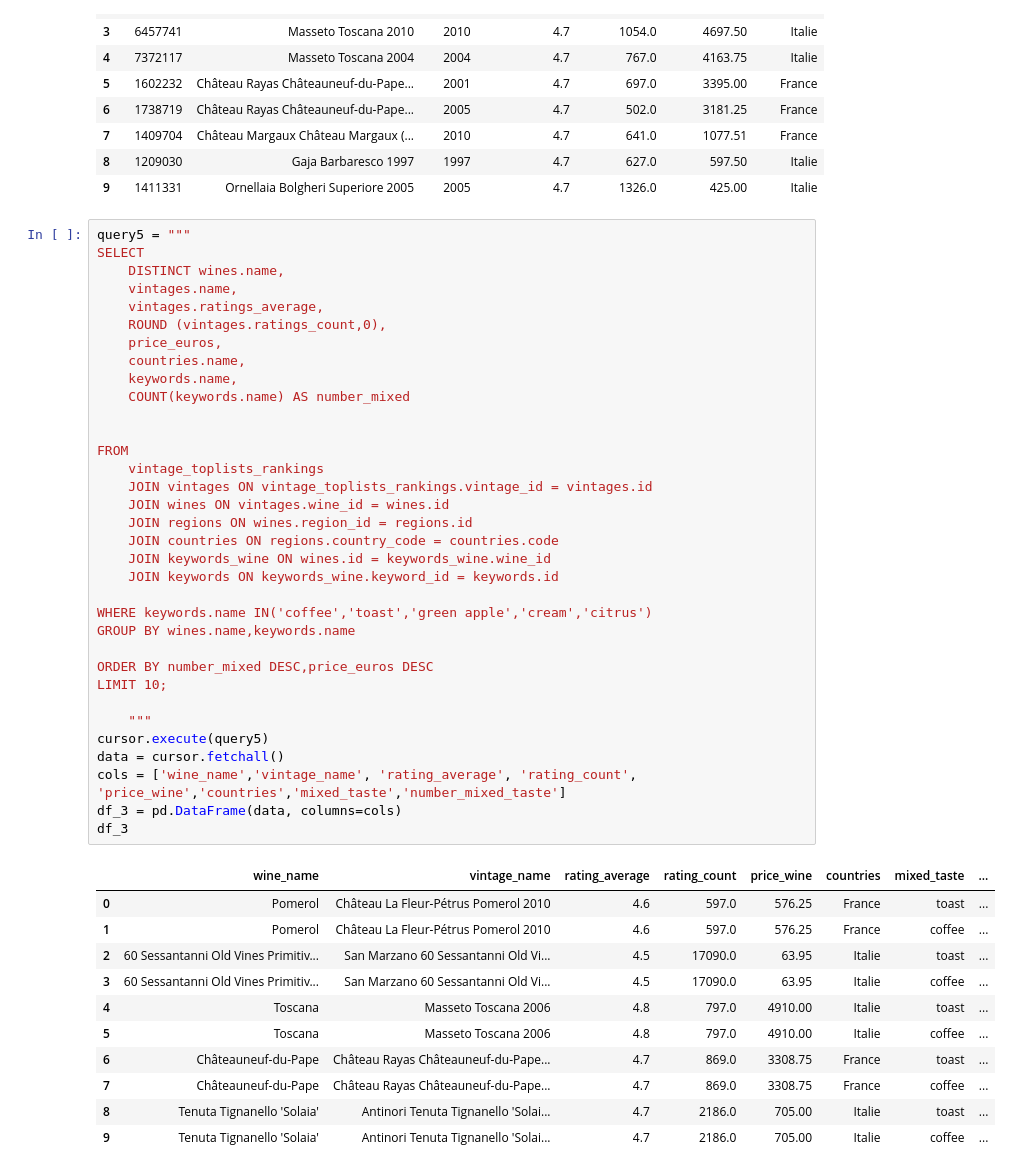
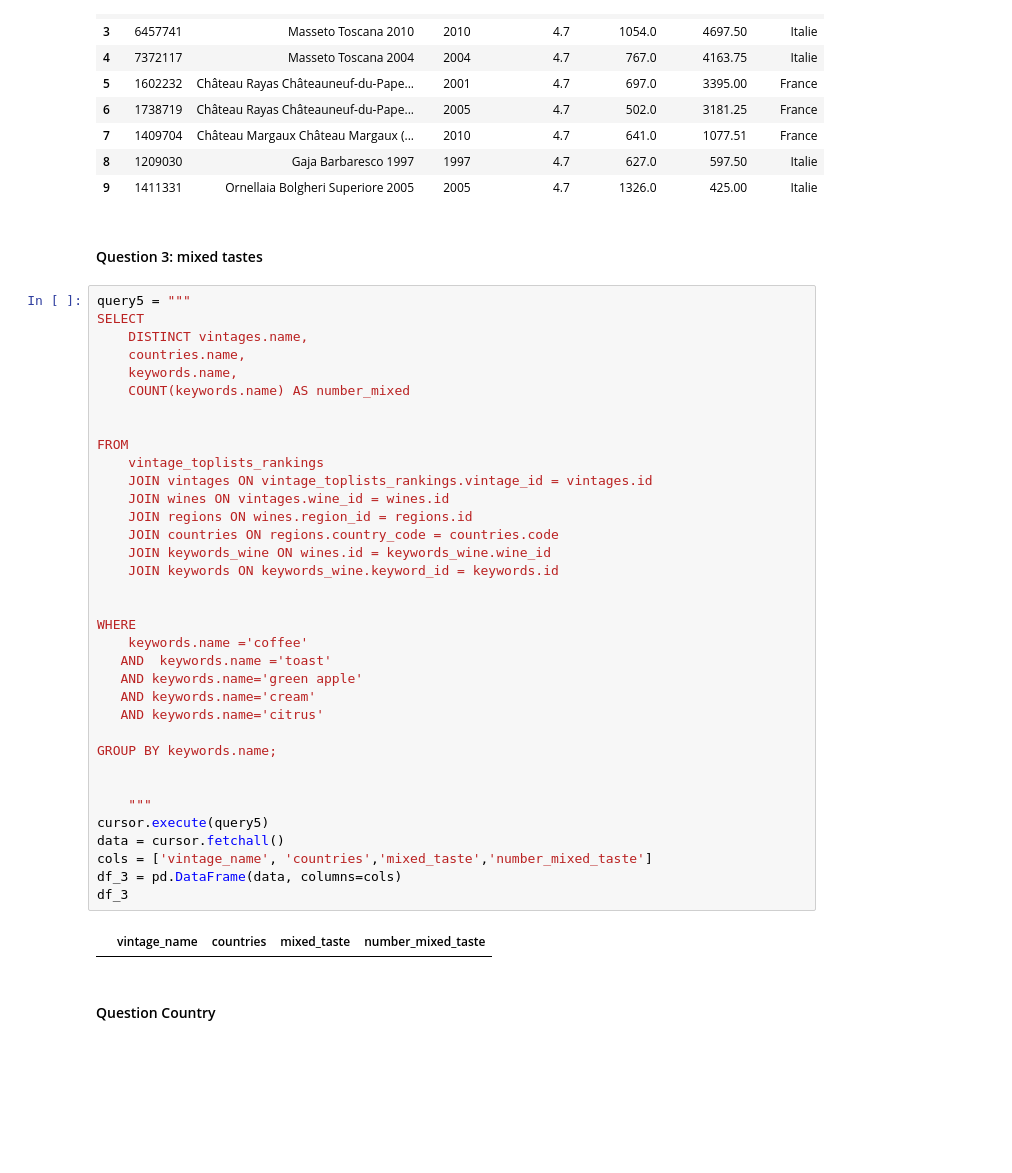
Before and after one commit to JonathanRabbi/Vivinio.Project, a Jupyter notebook: vivinio_jonathan.ipynb, the cells around one changed output. Drawn from its saved outputs; the diff is of its cells as text; blank space fills up the shorter version.

```diff
--- a/vivinio_jonathan.ipynb
+++ b/vivinio_jonathan.ipynb
@@ -144,50 +200,45 @@ df_2
 | 7 | 1409704 | Château Margaux Château Margaux (... | 2010 | 4.7 | 641.0 | 1077.51 | France |
 | 8 | 1209030 | Gaja Barbaresco 1997 | 1997 | 4.7 | 627.0 | 597.50 | Italie |
 | 9 | 1411331 | Ornellaia Bolgheri Superiore 2005 | 2005 | 4.7 | 1326.0 | 425.00 | Italie |
+# %% [markdown]
+#### Question 3: mixed tastes
 # %%
 query5 = """
 SELECT
-    DISTINCT wines.name,
-    vintages.name,
-    vintages.ratings_average,
-    ROUND (vintages.ratings_count,0),
-    price_euros,
+    DISTINCT vintages.name,
     countries.name,
     keywords.name,
     COUNT(keywords.name) AS number_mixed
 
 
 FROM
     vintage_toplists_rankings
     JOIN vintages ON vintage_toplists_rankings.vintage_id = vintages.id
     JOIN wines ON vintages.wine_id = wines.id
     JOIN regions ON wines.region_id = regions.id
     JOIN countries ON regions.country_code = countries.code
     JOIN keywords_wine ON wines.id = keywords_wine.wine_id
     JOIN keywords ON keywords_wine.keyword_id = keywords.id
 
-WHERE keywords.name IN('coffee','toast','green apple','cream','citrus')
-GROUP BY wines.name,keywords.name
 
-ORDER BY number_mixed DESC,price_euros DESC
-LIMIT 10;
+WHERE
+    keywords.name ='coffee'
+   AND  keywords.name ='toast'
+   AND keywords.name='green apple'
+   AND keywords.name='cream'
+   AND keywords.name='citrus'
+
+GROUP BY keywords.name;
+
 
     """
 cursor.execute(query5)
 data = cursor.fetchall()
-cols = ['wine_name','vintage_name', 'rating_average', 'rating_count', 'price_wine','countries','mixed_taste','number_mixed_taste']
+cols = ['vintage_name', 'countries','mixed_taste','number_mixed_taste']
 df_3 = pd.DataFrame(data, columns=cols)
 df_3
 # %% [output]
-|  | wine_name | vintage_name | rating_average | rating_count | price_wine | countries | mixed_taste | ... |
-| 0 | Pomerol | Château La Fleur-Pétrus Pomerol 2010 | 4.6 | 597.0 | 576.25 | France | toast | ... |
-| 1 | Pomerol | Château La Fleur-Pétrus Pomerol 2010 | 4.6 | 597.0 | 576.25 | France | coffee | ... |
-| 2 | 60 Sessantanni Old Vines Primitiv... | San Marzano 60 Sessantanni Old Vi... | 4.5 | 17090.0 | 63.95 | Italie | toast | ... |
-| 3 | 60 Sessantanni Old Vines Primitiv... | San Marzano 60 Sessantanni Old Vi... | 4.5 | 17090.0 | 63.95 | Italie | coffee | ... |
-| 4 | Toscana | Masseto Toscana 2006 | 4.8 | 797.0 | 4910.00 | Italie | toast | ... |
-| 5 | Toscana | Masseto Toscana 2006 | 4.8 | 797.0 | 4910.00 | Italie | coffee | ... |
-| 6 | Châteauneuf-du-Pape | Château Rayas Châteauneuf-du-Pape... | 4.7 | 869.0 | 3308.75 | France | toast | ... |
-| 7 | Châteauneuf-du-Pape | Château Rayas Châteauneuf-du-Pape... | 4.7 | 869.0 | 3308.75 | France | coffee | ... |
-| 8 | Tenuta Tignanello 'Solaia' | Antinori Tenuta Tignanello 'Solai... | 4.7 | 2186.0 | 705.00 | Italie | toast | ... |
-| 9 | Tenuta Tignanello 'Solaia' | Antinori Tenuta Tignanello 'Solai... | 4.7 | 2186.0 | 705.00 | Italie | coffee | ... |
+|  | vintage_name | countries | mixed_taste | number_mixed_taste |
+# %% [markdown]
+#### Question Country
 # %%
```
Also changed, not shown: parts of 6 cells of this notebook.
